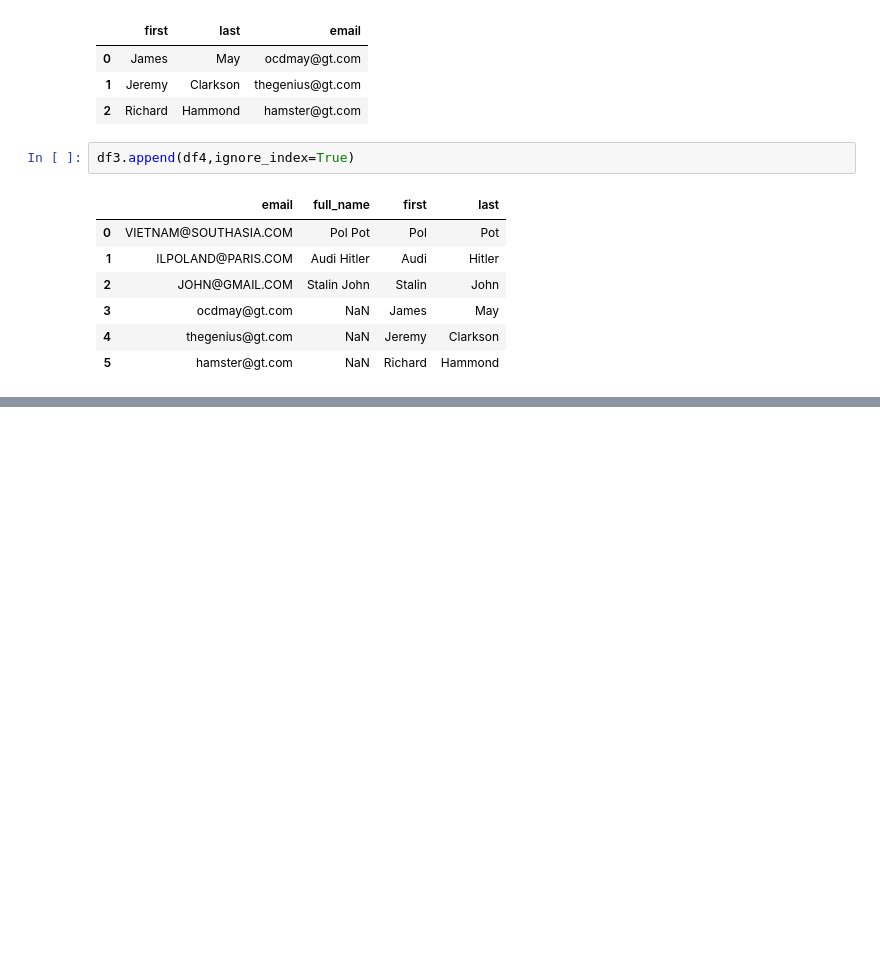
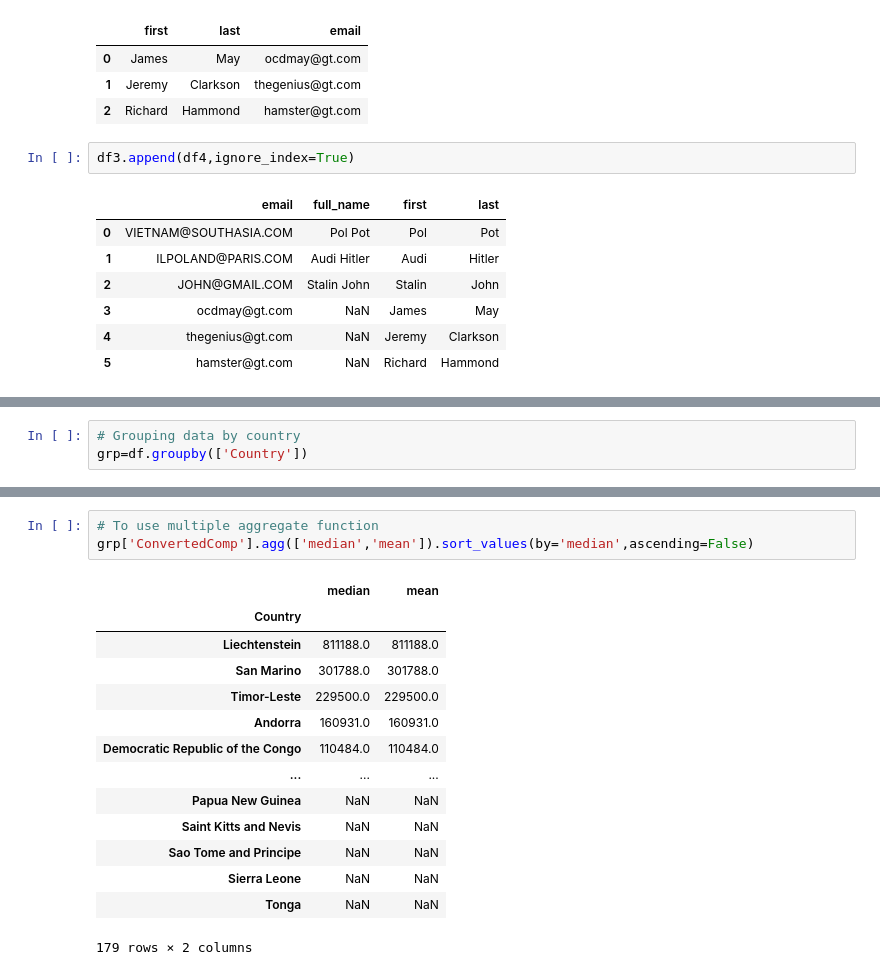
Before and after one commit to Shriram-11/Learning_Resources-, a Jupyter notebook: notes/panda.ipynb, the cells around one changed output, grey strips where cells are left out. Cells and saved outputs as stored; diff of their text form; blank space fills up the shorter version.

```diff
--- a/notes/panda.ipynb
+++ b/notes/panda.ipynb
@@ -721,0 +860,3 @@ df3
+# %%
+# Grouping data by country
+grp=df.groupby(['Country'])
@@ -721,0 +916,18 @@ df3
+# %%
+# To use multiple aggregate function
+grp['ConvertedComp'].agg(['median','mean']).sort_values(by='median',ascending=False)
+# %% [output]
+|  | median | mean |
+| Country |  |  |
+| Liechtenstein | 811188.0 | 811188.0 |
+| San Marino | 301788.0 | 301788.0 |
+| Timor-Leste | 229500.0 | 229500.0 |
+| Andorra | 160931.0 | 160931.0 |
+| Democratic Republic of the Congo | 110484.0 | 110484.0 |
+| ... | ... | ... |
+| Papua New Guinea | NaN | NaN |
+| Saint Kitts and Nevis | NaN | NaN |
+| Sao Tome and Principe | NaN | NaN |
+| Sierra Leone | NaN | NaN |
+| Tonga | NaN | NaN |
+179 rows × 2 columns
```
Also changed, not shown: parts of 29 cells of this notebook.
